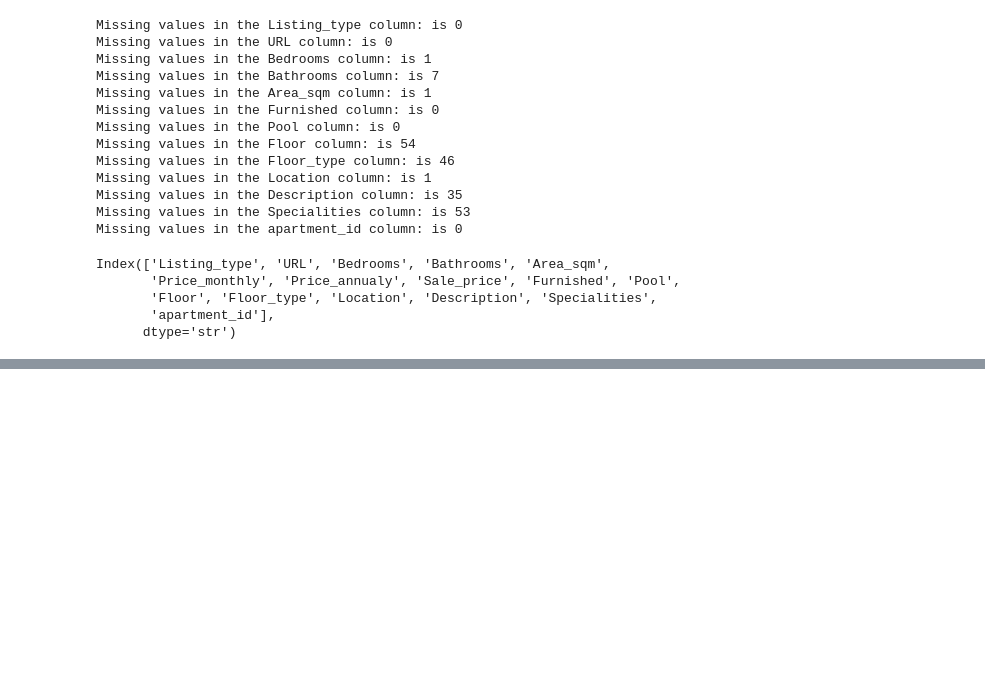
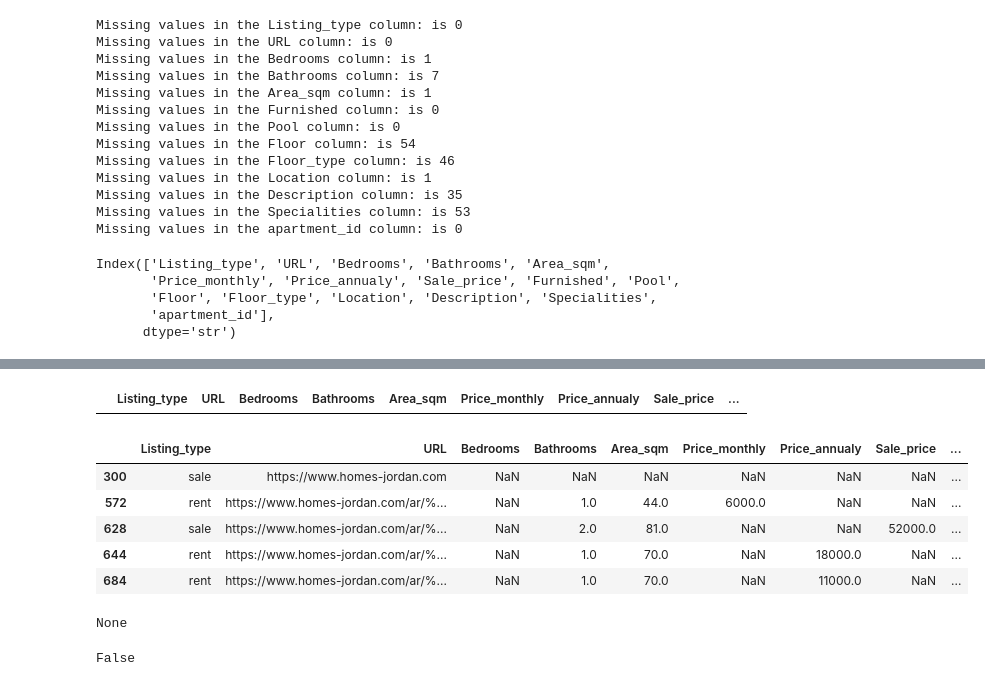
Before and after one commit to Ma7moodAs/Bayti_Real_Estate_project, a Jupyter notebook: Bayti_recommendation_engine/notebooks/notebook.ipynb, the cells around one changed output, grey strips where cells are left out. Drawn from its saved outputs; the diff is of its cells as text; code cells hidden in the pictures; blank space fills up the shorter version.

```diff
--- a/Bayti_recommendation_engine/notebooks/notebook.ipynb
+++ b/Bayti_recommendation_engine/notebooks/notebook.ipynb
@@ -783,0 +792,46 @@ Index(['Listing_type', 'URL', 'Bedrooms', 'Bathrooms', 'Area_sqm',
+# %%
+# Extracting the no. of bedrooms
+
+def extract_bedrooms_num(text):
+    if pd.isna(text):
+        return None
+
+    patterns = [
+        r'(\d+)\s*غرف\s*نوم',
+        r'غرف\s*نوم\s*عدد\s*(\d+)',
+        r'(\d+)\s*غرفة\s*نوم',
+        r'غرفة\s*نوم\s*عدد\s*(\d+)'
+    ]
+
+    for pattern in patterns:
+        match = re.search(pattern=pattern,string=str(text))
+        if match:
+            return int(match.group(1))
+    return None
+
+def fill_bedrooms_num(row):
+    if row['Bedrooms'] !=0 and pd.notna(row['Bedrooms']):
+        return row['Bedrooms']
+    value = extract_bedrooms_num(row['Description'])
+    if value is None:
+        value = extract_bedrooms_num(row['Specialities'])
+    return value if value is not None else np.nan
+mask = (df['Bedrooms'] == 0)
+df.loc[mask,'Bedrooms'] = df.loc[mask,:].apply(fill_bedrooms_num,axis=1)
+
+display(df[df['Bedrooms'] == 0])
+df[df['Bedrooms'].isna()]
+# %% [output]
+|  | Listing_type | URL | Bedrooms | Bathrooms | Area_sqm | Price_monthly | Price_annualy | Sale_price | ... |
+|  | Listing_type | URL | Bedrooms | Bathrooms | Area_sqm | Price_monthly | Price_annualy | Sale_price | ... |
+| 300 | sale | https://www.homes-jordan.com | NaN | NaN | NaN | NaN | NaN | NaN | ... |
+| 572 | rent | https://www.homes-jordan.com/ar/%... | NaN | 1.0 | 44.0 | 6000.0 | NaN | NaN | ... |
+| 628 | sale | https://www.homes-jordan.com/ar/%... | NaN | 2.0 | 81.0 | NaN | NaN | 52000.0 | ... |
+| 644 | rent | https://www.homes-jordan.com/ar/%... | NaN | 1.0 | 70.0 | NaN | 18000.0 | NaN | ... |
+| 684 | rent | https://www.homes-jordan.com/ar/%... | NaN | 1.0 | 70.0 | NaN | 11000.0 | NaN | ... |
+# %%
+print(None)
+None == False
+# %% [output]
+None
+False
```
Also changed, not shown: parts of 1 cell of this notebook, 1 other file.
